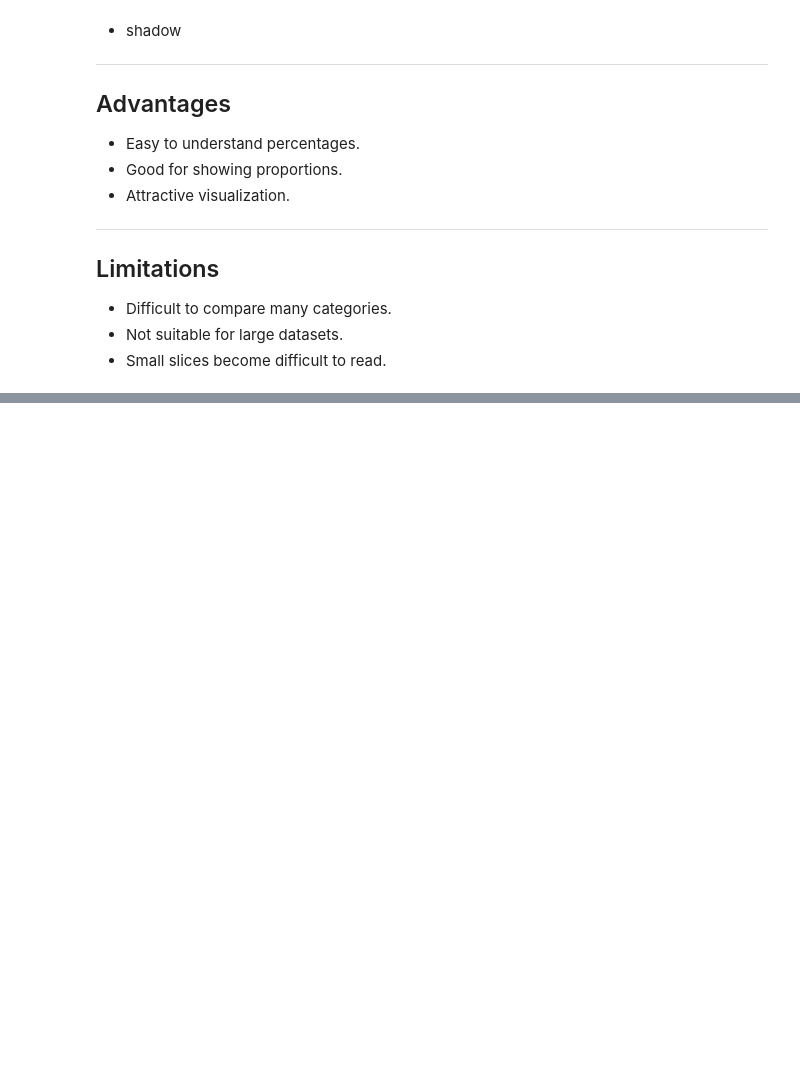
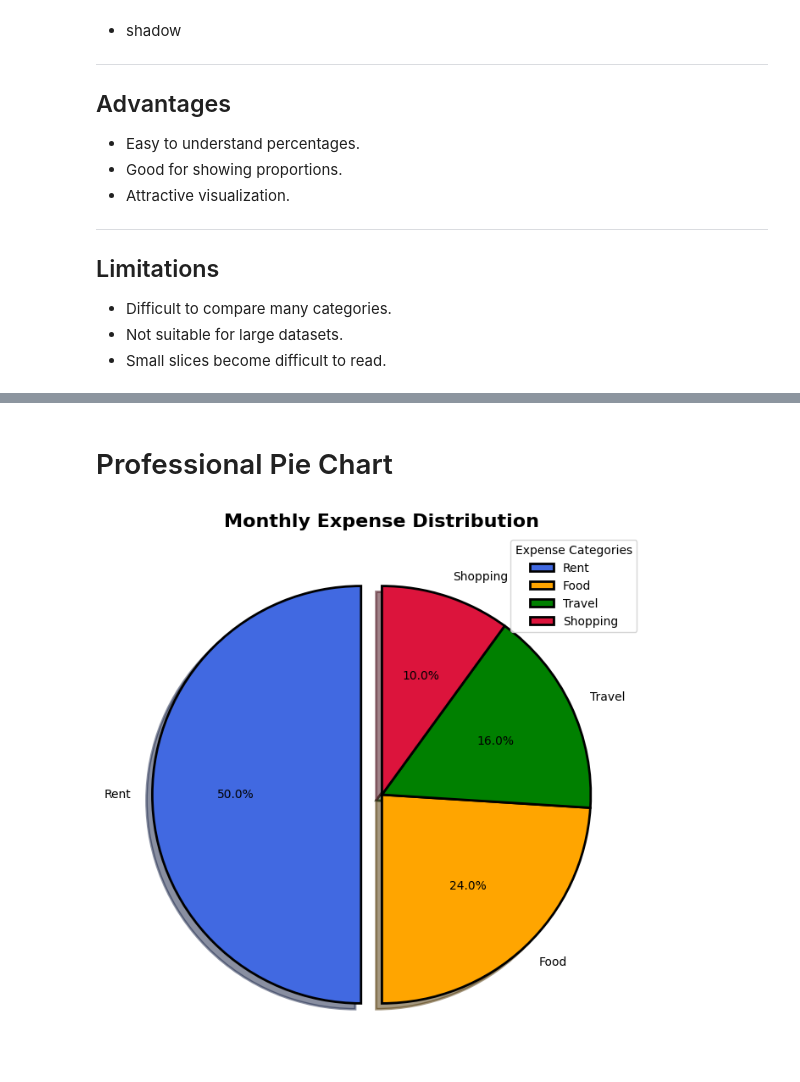
Before and after one commit to Mohit-web8516/Matplotlib, a Jupyter notebook: PieChart.ipynb, the cells around one changed output, grey strips where cells are left out. Drawn from its saved outputs; the diff is of its cells as text; code cells hidden in the pictures; blank space fills up the shorter version.

Commit message:
Pie  Chart

```diff
--- a/PieChart.ipynb
+++ b/PieChart.ipynb
@@ -116,0 +119,67 @@ plt.show()
+# %% [markdown]
+# Professional Pie Chart
+# %%
+import matplotlib.pyplot as plt
+
+expenses = [25000, 12000, 8000, 5000]
+
+categories = [
+    "Rent",
+    "Food",
+    "Travel",
+    "Shopping"
+]
+
+colors = [
+    "royalblue",
+    "orange",
+    "green",
+    "crimson"
+]
+
+explode = (
+    0.1,
+    0,
+    0,
+    0
+)
+
+plt.figure(figsize=(8,8))
+
+plt.pie(
+
+    expenses,
+
+    labels=categories,
+
+    colors=colors,
+
+    explode=explode,
+
+    autopct="%1.1f%%",
+
+    startangle=90,
+
+    shadow=True,
+
+    wedgeprops={
+        "edgecolor":"black",
+        "linewidth":2
+    }
+
+)
+
+plt.title(
+    "Monthly Expense Distribution",
+    fontsize=16,
+    fontweight="bold"
+)
+
+plt.legend(
+    title="Expense Categories",
+    loc="upper right"
+)
+
+plt.show()
+# %% [output]
+[figure, added]
```
Also changed, not shown: parts of 7 cells of this notebook.
